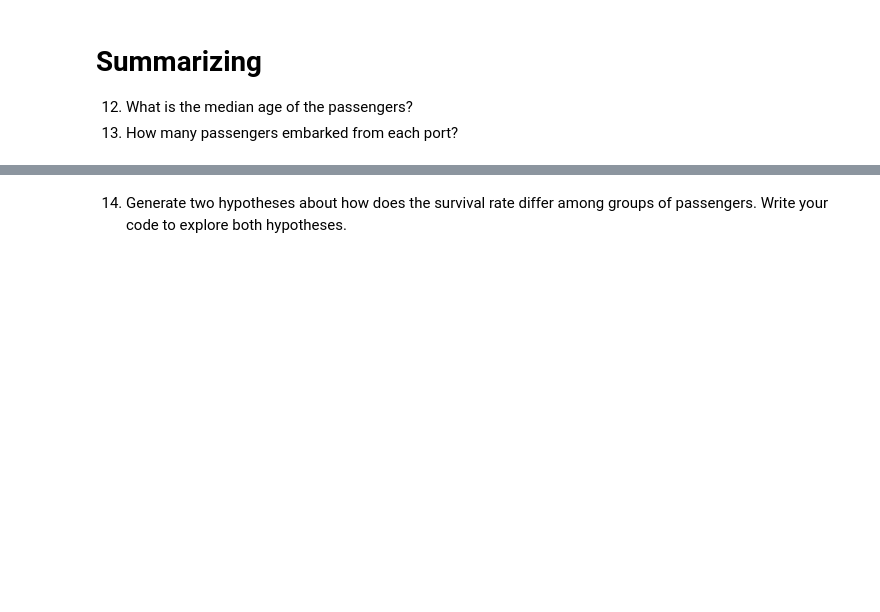
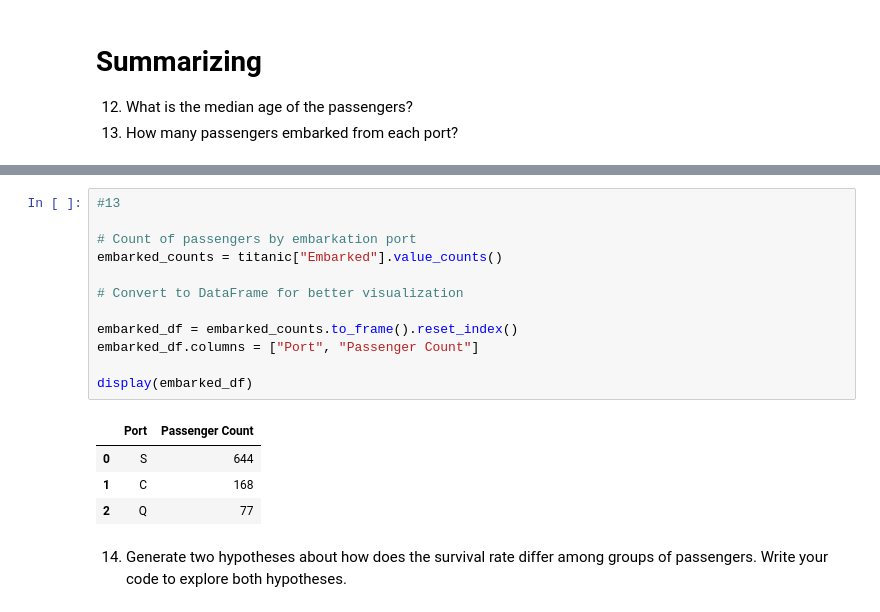
Before and after one commit to IDM4s-2025/df-manipulation641, a Jupyter notebook: titanic.ipynb, the cells around one changed output, grey strips where cells are left out. Cells and saved outputs as stored; diff of their text form; blank space fills up the shorter version.

```diff
--- a/titanic.ipynb
+++ b/titanic.ipynb
@@ -260,2 +332,19 @@ summary_table
+# %%
+#13
+
+# Count of passengers by embarkation port
+embarked_counts = titanic["Embarked"].value_counts()
+
+# Convert to DataFrame for better visualization
+
+embarked_df = embarked_counts.to_frame().reset_index()
+embarked_df.columns = ["Port", "Passenger Count"]
+
+display(embarked_df)
+# %% [output]
+|  | Port | Passenger Count |
+| 0 | S | 644 |
+| 1 | C | 168 |
+| 2 | Q | 77 |
 # %% [markdown]
 14. Generate two hypotheses about how does the survival rate differ among groups of passengers. Write your code to explore both hypotheses.
```
Also changed, not shown: parts of 11 cells of this notebook, 3 other files.
